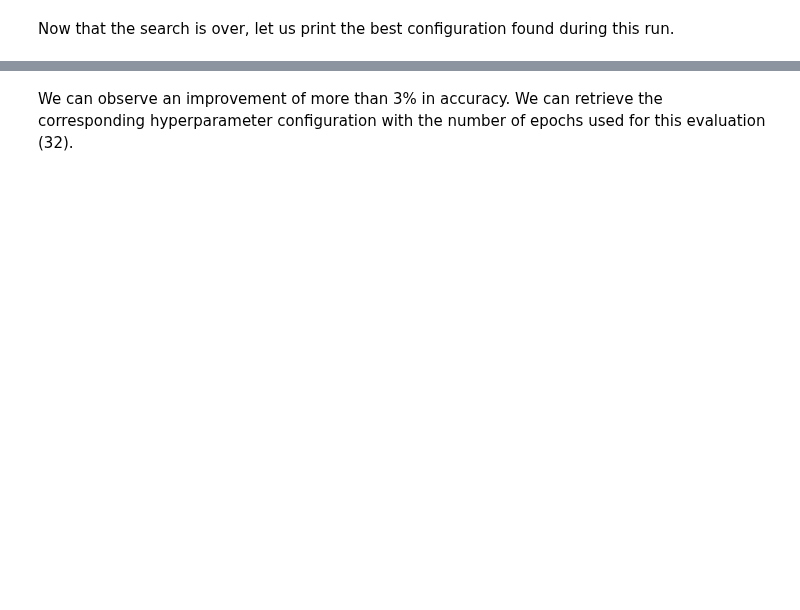
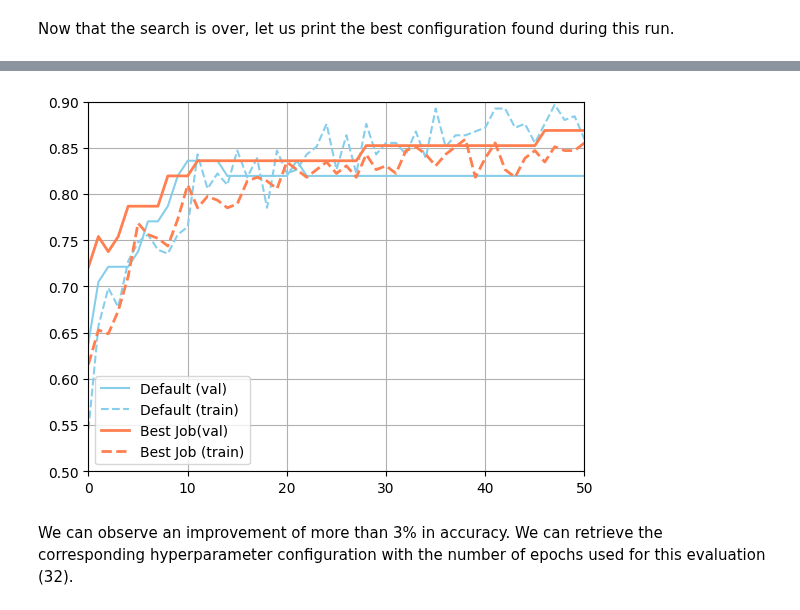
Before and after one commit to deephyper/tutorials, a Jupyter notebook: tutorials/colab/HPS_basic_classification_with_tabular_with_stopper/notebook.ipynb, the cells around one changed output, grey strips where cells are left out. Cells and saved outputs as stored; diff of their text form; code cells hidden in the pictures; blank space fills up the shorter version.

```diff
--- a/tutorials/colab/HPS_basic_classification_with_tabular_with_stopper/notebook.ipynb
+++ b/tutorials/colab/HPS_basic_classification_with_tabular_with_stopper/notebook.ipynb
@@ -366,7 +362,11 @@ Configuration space object:
 
 We evaluate the performance of the default set of hyperparameters provided in the Keras tutorial.
 # %%
-objective_default = run(RunningJob(parameters=problem.default_configuration))
+out = run(RunningJob(parameters=problem.default_configuration))
+objective_default = out["objective"]
+metadata_default = out["metadata"]
 
-print(f"Accuracy of the default configuration is {objective_default['objective']:.3f}\n with a budget of {objective_default['metadata']['budget']}")
+print(f"Accuracy of the default configuration is {objective_default:.3f}\n with a budget of {metadata_default['budget']}")
+
+out
 # %% [output]
@@ -432,12 +446,12 @@ results
 Now that the search is over, let us print the best configuration found during this run.
 # %%
 i_max = results.objective.argmax()
-best_config = results.iloc[i_max].to_dict()
+best_job = results.iloc[i_max].to_dict()
 
 
-print(f"The default configuration has an accuracy of {objective_default['objective']:.3f}. \n"
+print(f"The default configuration has an accuracy of {objective_default:.3f}. \n"
       f"The best configuration found by DeepHyper has an accuracy {results['objective'].iloc[i_max]:.3f}, \n"
       f"discovered after {results['m:timestamp_gather'].iloc[i_max]:.2f} secondes of search.\n")
 
-best_config
+best_job
 # %% [output]
@@ -459,2 +477,17 @@ discovered after 63.79 secondes of search.
+# %%
+import matplotlib.pyplot as plt
+
+plt.figure()
+plt.plot(json.loads(metadata_default["val_accuracy"]), color="skyblue", label="Default (val)")
+plt.plot(json.loads(metadata_default["accuracy"]), color="skyblue", linestyle="--", label="Default (train)")
+plt.plot(json.loads(best_job["m:val_accuracy"]), color="coral", linewidth=2, label="Best Job(val)")
+plt.plot(json.loads(best_job["m:accuracy"]), color="coral", linestyle="--", linewidth=2, label="Best Job (train)")
+plt.legend()
+plt.xlim(0,50)
+plt.ylim(0.5, 0.9)
+plt.grid()
+plt.show()
+# %% [output]
+[figure, added]
 # %% [markdown]
 We can observe an improvement of more than 3% in accuracy. We can retrieve the corresponding hyperparameter configuration with the number of epochs used for this evaluation (32).
```
Also changed, not shown: parts of 6 cells of this notebook.
